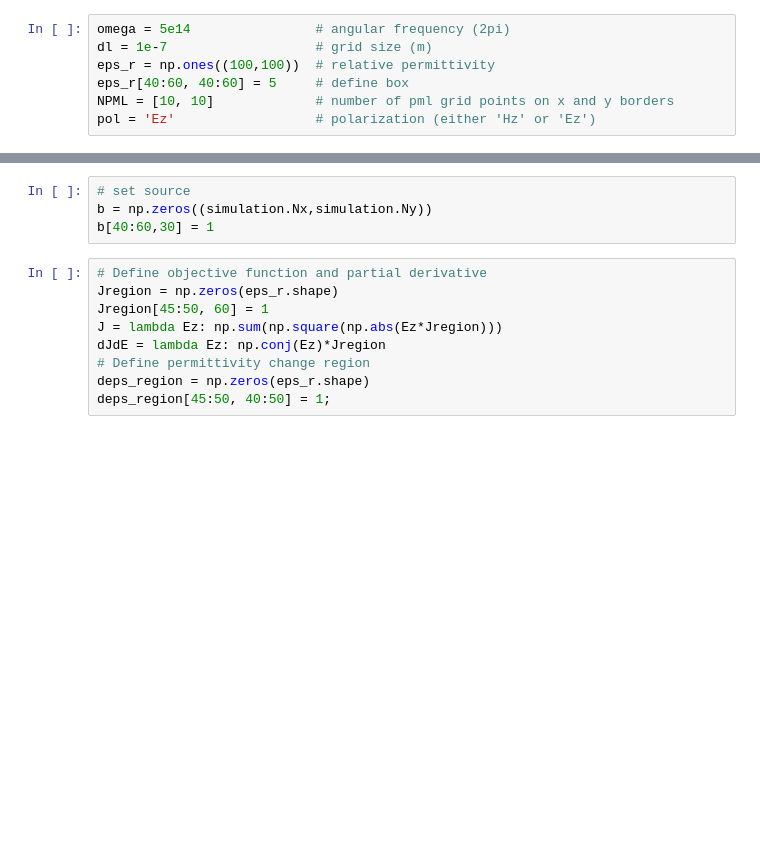
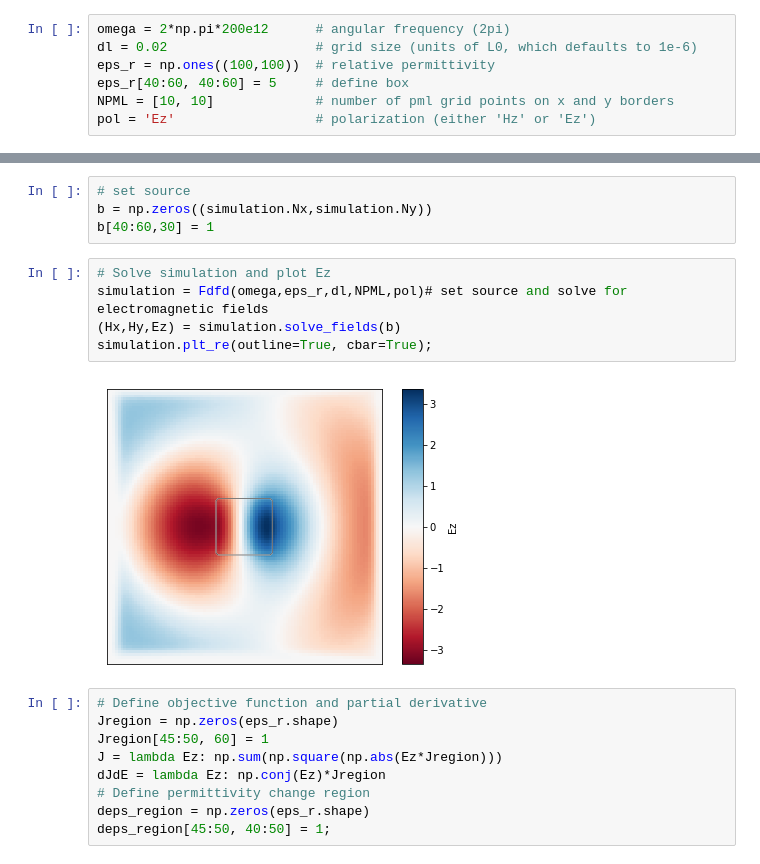
Before and after one commit to fancompute/angler, a Jupyter notebook: Linear gradient.ipynb, the cells around one changed output, grey strips where cells are left out. Drawn from its saved outputs; the diff is of its cells as text; blank space fills up the shorter version.

```diff
--- a/Linear gradient.ipynb
+++ b/Linear gradient.ipynb
@@ -14,8 +14,8 @@ import scipy.sparse as sp
 The autoreload extension is already loaded. To reload it, use:
   %reload_ext autoreload
 # %%
-omega = 5e14                # angular frequency (2pi)
-dl = 1e-7                   # grid size (m)
+omega = 2*np.pi*200e12      # angular frequency (2pi)
+dl = 0.02                   # grid size (units of L0, which defaults to 1e-6)
 eps_r = np.ones((100,100))  # relative permittivity
 eps_r[40:60, 40:60] = 5     # define box
 NPML = [10, 10]             # number of pml grid points on x and y borders
@@ -27,6 +27,13 @@ simulation = Fdfd(omega,eps_r,dl,NPML,pol)
 # set source
 b = np.zeros((simulation.Nx,simulation.Ny))
 b[40:60,30] = 1
+# %%
+# Solve simulation and plot Ez
+simulation = Fdfd(omega,eps_r,dl,NPML,pol)# set source and solve for electromagnetic fields
+(Hx,Hy,Ez) = simulation.solve_fields(b)
+simulation.plt_re(outline=True, cbar=True);
+# %% [output]
+[figure, added]
 # %%
 # Define objective function and partial derivative
 Jregion = np.zeros(eps_r.shape)
```
Also changed, not shown: parts of 12 cells of this notebook, 1 other file.
